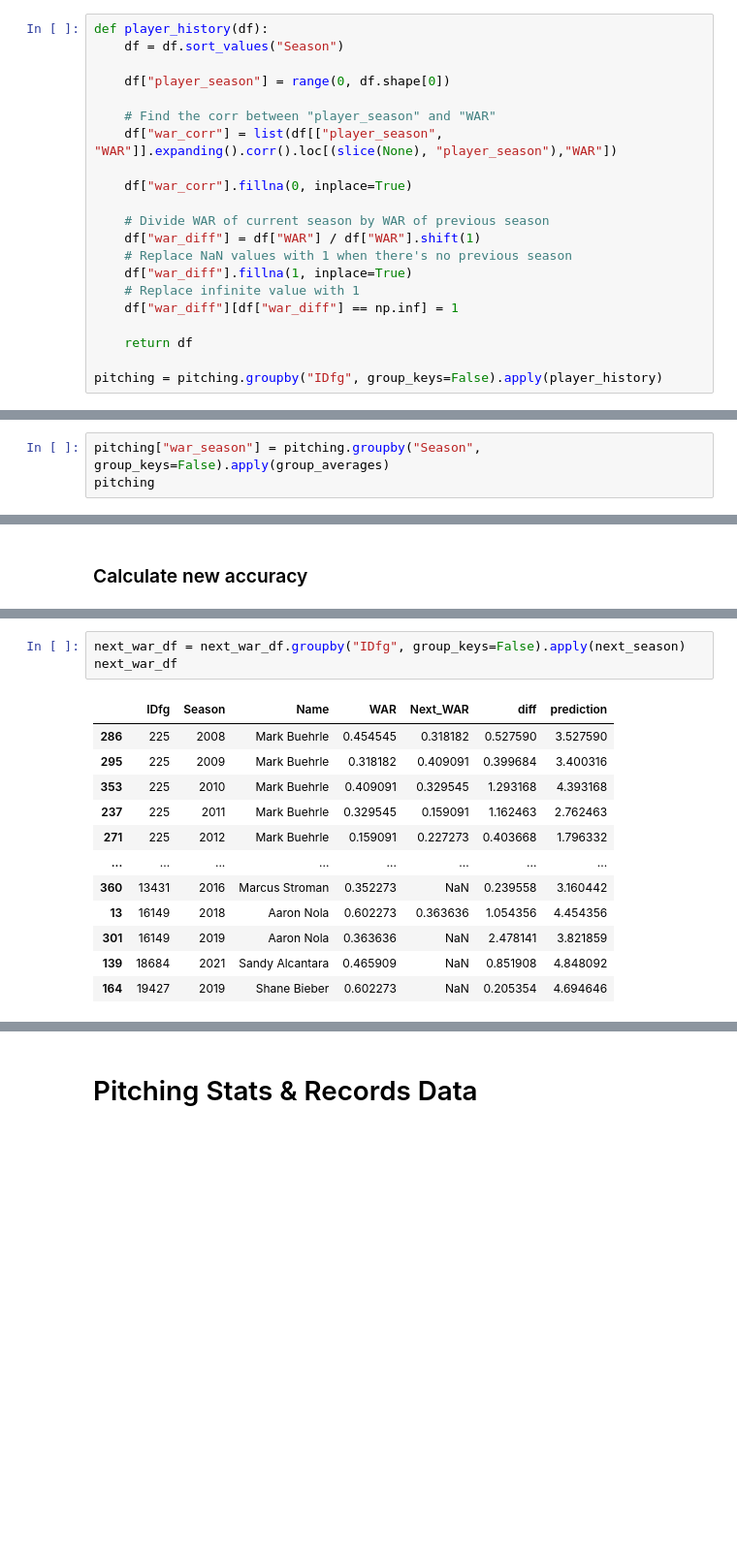
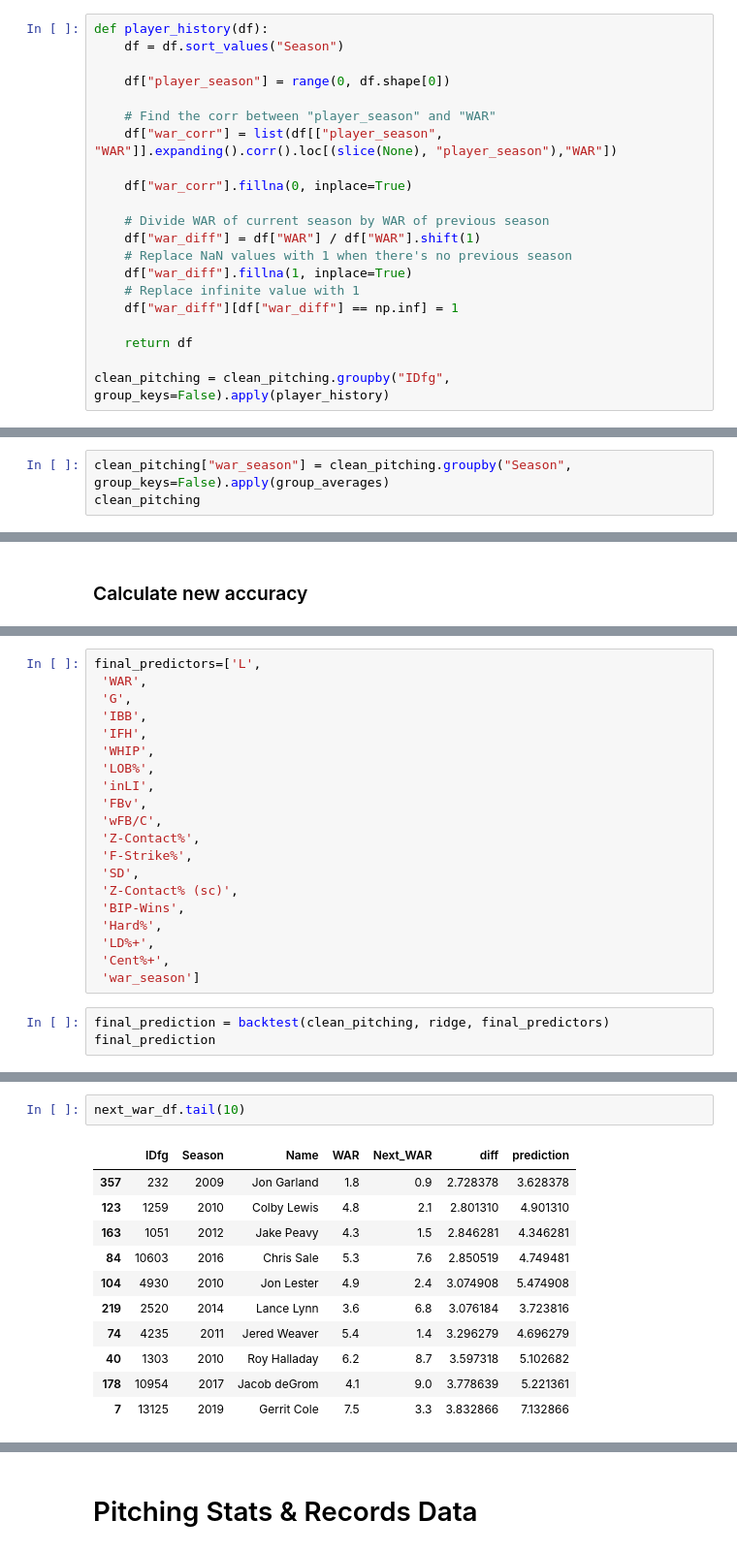
Before and after one commit to MireyNM/Predict_Future_MLB_Stats, a Jupyter notebook: Code/predict_WAR_pitchers.ipynb, the cells around one changed output, grey strips where cells are left out. Shown at 97% size. Saved outputs shown, nothing was run; the diff lists cells and outputs as text; blank space fills up the shorter version.

```diff
--- a/Code/predict_WAR_pitchers.ipynb
+++ b/Code/predict_WAR_pitchers.ipynb
@@ -440,13 +450,13 @@ def player_history(df):
 
     return df
 
-pitching = pitching.groupby("IDfg", group_keys=False).apply(player_history)
+clean_pitching = clean_pitching.groupby("IDfg", group_keys=False).apply(player_history)
 # %%
 # Find averages across seasons; tell us if a player performed better than the average of a season or no
 def group_averages(df):
     return df["WAR"] / df["WAR"].mean()
 # %%
-pitching["war_season"] = pitching.groupby("Season", group_keys=False).apply(group_averages)
-pitching
+clean_pitching["war_season"] = clean_pitching.groupby("Season", group_keys=False).apply(group_averages)
+clean_pitching
 # %% [output]
 |  | IDfg | Season | Name | Team | Age | W | L | WAR | ERA | G | ... | ... |
@@ -580,0 +556,23 @@ This mean squared error is the smallest meaning the last model is the most accur
+# %%
+final_predictors=['L',
+ 'WAR',
+ 'G',
+ 'IBB',
+ 'IFH',
+ 'WHIP',
+ 'LOB%',
+ 'inLI',
+ 'FBv',
+ 'wFB/C',
+ 'Z-Contact%',
+ 'F-Strike%',
+ 'SD',
+ 'Z-Contact% (sc)',
+ 'BIP-Wins',
+ 'Hard%',
+ 'LD%+',
+ 'Cent%+',
+ 'war_season']
+# %%
+final_prediction = backtest(clean_pitching, ridge, final_predictors)
+final_prediction
@@ -593,16 +634,14 @@ next_war_df.head()
 # %%
-next_war_df = next_war_df.groupby("IDfg", group_keys=False).apply(next_season)
-next_war_df
+next_war_df.tail(10)
 # %% [output]
 |  | IDfg | Season | Name | WAR | Next_WAR | diff | prediction |
-| 286 | 225 | 2008 | Mark Buehrle | 0.454545 | 0.318182 | 0.527590 | 3.527590 |
-| 295 | 225 | 2009 | Mark Buehrle | 0.318182 | 0.409091 | 0.399684 | 3.400316 |
-| 353 | 225 | 2010 | Mark Buehrle | 0.409091 | 0.329545 | 1.293168 | 4.393168 |
-| 237 | 225 | 2011 | Mark Buehrle | 0.329545 | 0.159091 | 1.162463 | 2.762463 |
-| 271 | 225 | 2012 | Mark Buehrle | 0.159091 | 0.227273 | 0.403668 | 1.796332 |
-| ... | ... | ... | ... | ... | ... | ... | ... |
-| 360 | 13431 | 2016 | Marcus Stroman | 0.352273 | NaN | 0.239558 | 3.160442 |
-| 13 | 16149 | 2018 | Aaron Nola | 0.602273 | 0.363636 | 1.054356 | 4.454356 |
-| 301 | 16149 | 2019 | Aaron Nola | 0.363636 | NaN | 2.478141 | 3.821859 |
-| 139 | 18684 | 2021 | Sandy Alcantara | 0.465909 | NaN | 0.851908 | 4.848092 |
-| 164 | 19427 | 2019 | Shane Bieber | 0.602273 | NaN | 0.205354 | 4.694646 |
+| 357 | 232 | 2009 | Jon Garland | 1.8 | 0.9 | 2.728378 | 3.628378 |
+| 123 | 1259 | 2010 | Colby Lewis | 4.8 | 2.1 | 2.801310 | 4.901310 |
+| 163 | 1051 | 2012 | Jake Peavy | 4.3 | 1.5 | 2.846281 | 4.346281 |
+| 84 | 10603 | 2016 | Chris Sale | 5.3 | 7.6 | 2.850519 | 4.749481 |
+| 104 | 4930 | 2010 | Jon Lester | 4.9 | 2.4 | 3.074908 | 5.474908 |
+| 219 | 2520 | 2014 | Lance Lynn | 3.6 | 6.8 | 3.076184 | 3.723816 |
+| 74 | 4235 | 2011 | Jered Weaver | 5.4 | 1.4 | 3.296279 | 4.696279 |
+| 40 | 1303 | 2010 | Roy Halladay | 6.2 | 8.7 | 3.597318 | 5.102682 |
+| 178 | 10954 | 2017 | Jacob deGrom | 4.1 | 9.0 | 3.778639 | 5.221361 |
+| 7 | 13125 | 2019 | Gerrit Cole | 7.5 | 3.3 | 3.832866 | 7.132866 |
```
Also changed, not shown: parts of 53 cells of this notebook, 18 other files.
